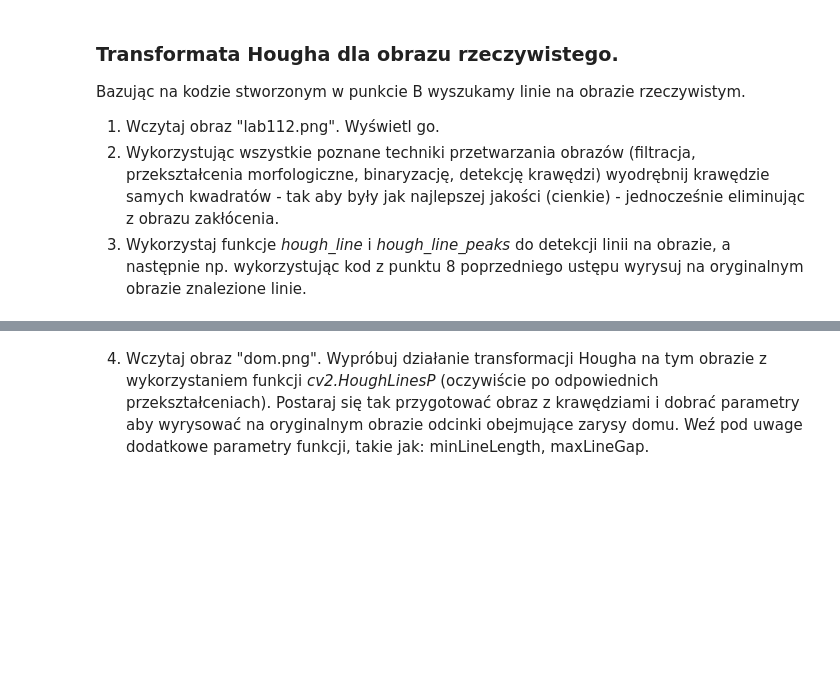
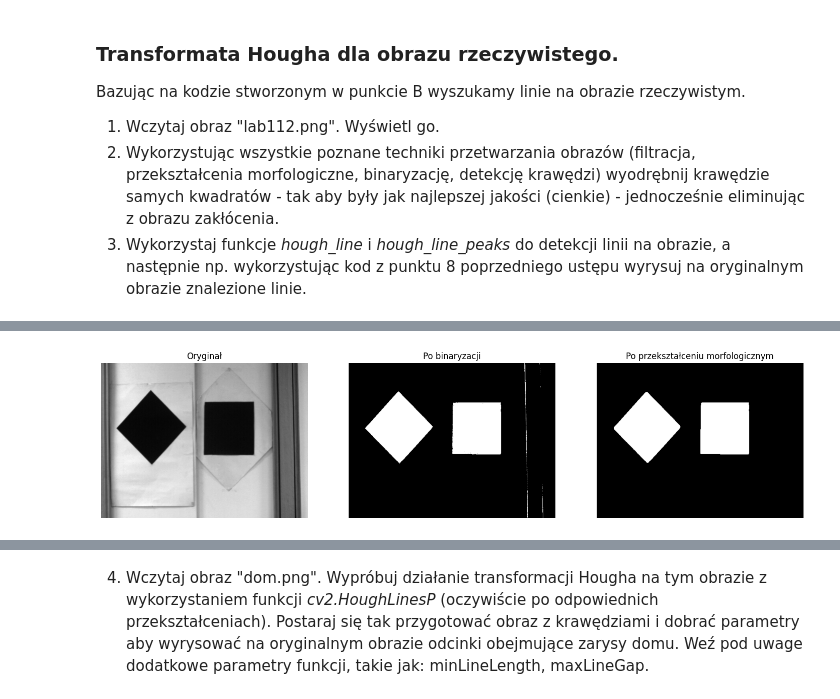
Before and after one commit to DziqG2NK/Przetwarzanie-i-analiza-obraz-w-cyfrowych, a Jupyter notebook: zajecia_4/Hough.ipynb, the cells around one changed output, grey strips where cells are left out. Saved outputs shown, nothing was run; the diff lists cells and outputs as text; code cells hidden in the pictures; blank space fills up the shorter version.

```diff
--- a/zajecia_4/Hough.ipynb
+++ b/zajecia_4/Hough.ipynb
@@ -328,0 +335,11 @@ Bazując na kodzie stworzonym w punkcie B wyszukamy linie na obrazie rzeczywisty
+# %%
+thresholded = (img < 34).astype(np.uint8)
+images["Po binaryzacji"] = thresholded
+
+repaired = cv2.morphologyEx(thresholded, cv2.MORPH_CLOSE, np.ones((5,5)))
+repaired = cv2.morphologyEx(repaired, cv2.MORPH_OPEN, np.ones((5,5)))
+images["Po przekształceniu morfologicznym"] = repaired
+
+plots(**images)
+# %% [output]
+[figure, added]
```
Also changed, not shown: parts of 2 cells of this notebook.
